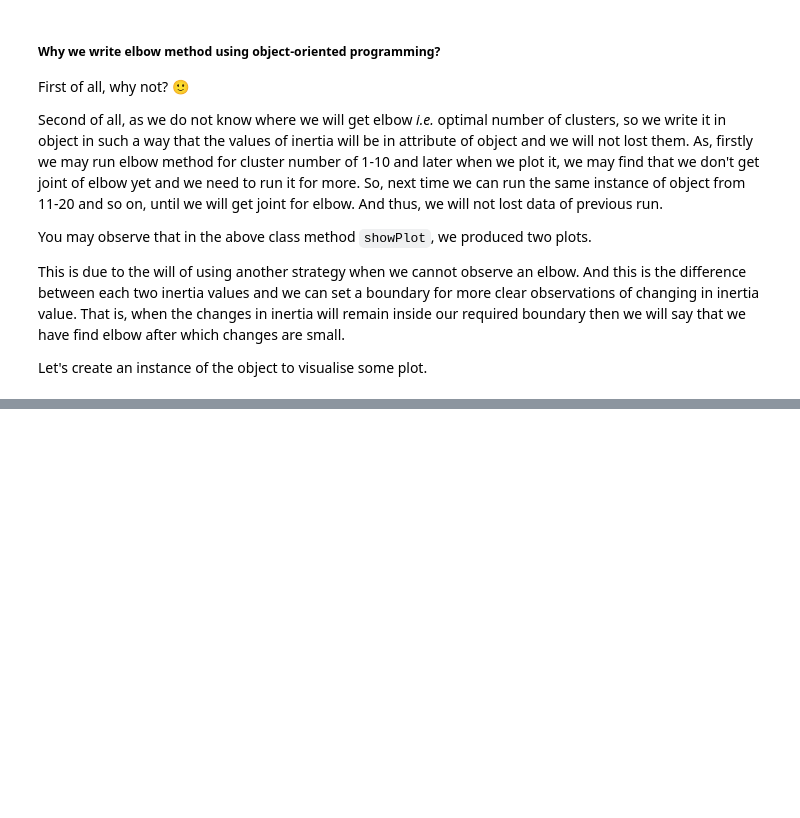
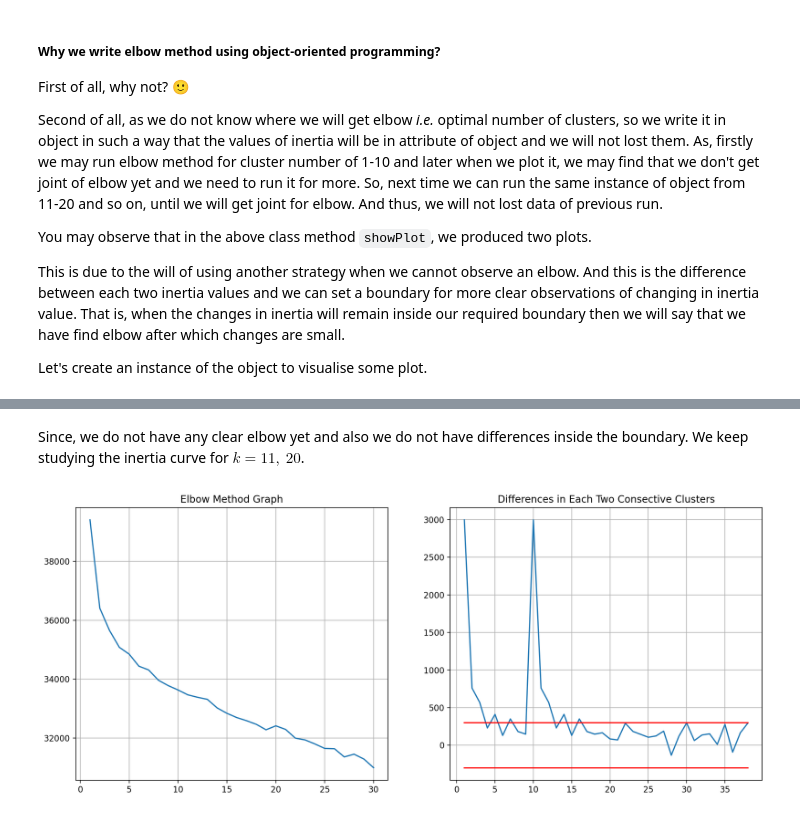
Before and after one commit to oscar-defelice/Recommender-Systems-Course, a Jupyter notebook: src/05.KMeansRecommendations.ipynb, the cells around one changed output, grey strips where cells are left out. Saved outputs shown, nothing was run; the diff lists cells and outputs as text; code cells hidden in the pictures; blank space fills up the shorter version.

```diff
--- a/src/05.KMeansRecommendations.ipynb
+++ b/src/05.KMeansRecommendations.ipynb
@@ -630,0 +635,8 @@ elbow_method.showPlot(boundary=200)
+# %% [markdown]
+Since, we do not have any clear elbow yet and also we do not have differences inside the boundary.
+We keep studying the inertia curve for $k=11,\ 20$.
+# %%
+elbow_method.run(11, 30)
+elbow_method.showPlot(boundary = 300)
+# %% [output]
+[figure, added]
```
Also changed, not shown: parts of 34 cells of this notebook.
